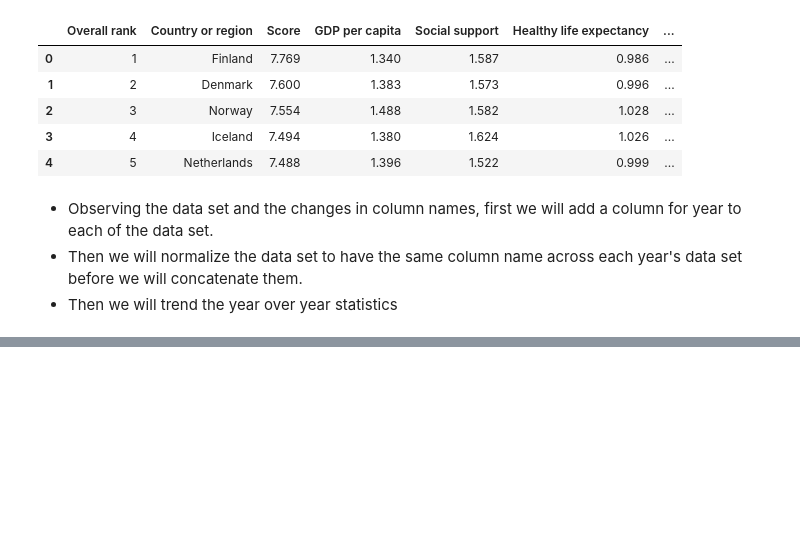
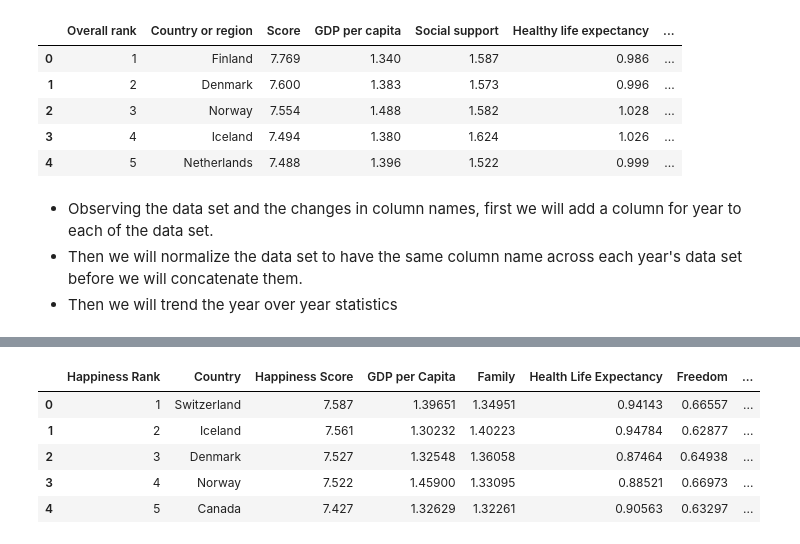
Before and after one commit to codekunoichi/learning-datascience, a Jupyter notebook: pandas/portfolio-projects/prob_6_happiness_data.ipynb, the cells around one changed output, grey strips where cells are left out. Cells and saved outputs as stored; diff of their text form; code cells hidden in the pictures; blank space fills up the shorter version.

Commit message:
Normalize all columns to a specific order and specific names

```diff
--- a/pandas/portfolio-projects/prob_6_happiness_data.ipynb
+++ b/pandas/portfolio-projects/prob_6_happiness_data.ipynb
@@ -70,3 +70,11 @@ data_2019.head()
 - Observing the data set and the changes in column names, first we will add a column for year to each of the data set.
 - Then we will normalize the data set to have the same column name across each year's data set before we will concatenate them.
 - Then we will trend the year over year statistics
+# %%
+# Let us add the year to each of the dataframe for the year.
+data_2015['year'] = 2015
+data_2016['year'] = 2016
+data_2017['year'] = 2017
+data_2018['year'] = 2018
+data_2019['year'] = 2019
+data_2015.head()
@@ -72,0 +117,15 @@ data_2019.head()
+# %%
+# Define the desired column order
+desired_order = ['Happiness Rank', 'Country', 'Happiness Score', 'GDP per Capita', 'Family', 'Health Life Expectancy', 'Freedom', 'Generosity', 'Trust Govt Corruption', 'year']
+# %%
+data_2015 = data_2015.rename(columns={'Economy (GDP per Capita)': 'GDP per Capita', 'Health (Life Expectancy)': 'Health Life Expectancy', 'Trust (Government Corruption)': 'Trust Govt Corruption'})
+data_2015 = data_2015.drop(['Region', 'Standard Error', 'Dystopia Residual'], axis=1)
+data_2015 = data_2015[desired_order]
+data_2015.head()
+# %% [output]
+|  | Happiness Rank | Country | Happiness Score | GDP per Capita | Family | Health Life Expectancy | Freedom | ... |
+| 0 | 1 | Switzerland | 7.587 | 1.39651 | 1.34951 | 0.94143 | 0.66557 | ... |
+| 1 | 2 | Iceland | 7.561 | 1.30232 | 1.40223 | 0.94784 | 0.62877 | ... |
+| 2 | 3 | Denmark | 7.527 | 1.32548 | 1.36058 | 0.87464 | 0.64938 | ... |
+| 3 | 4 | Norway | 7.522 | 1.45900 | 1.33095 | 0.88521 | 0.66973 | ... |
+| 4 | 5 | Canada | 7.427 | 1.32629 | 1.32261 | 0.90563 | 0.63297 | ... |
```
Also changed, not shown: parts of 6 cells of this notebook.
